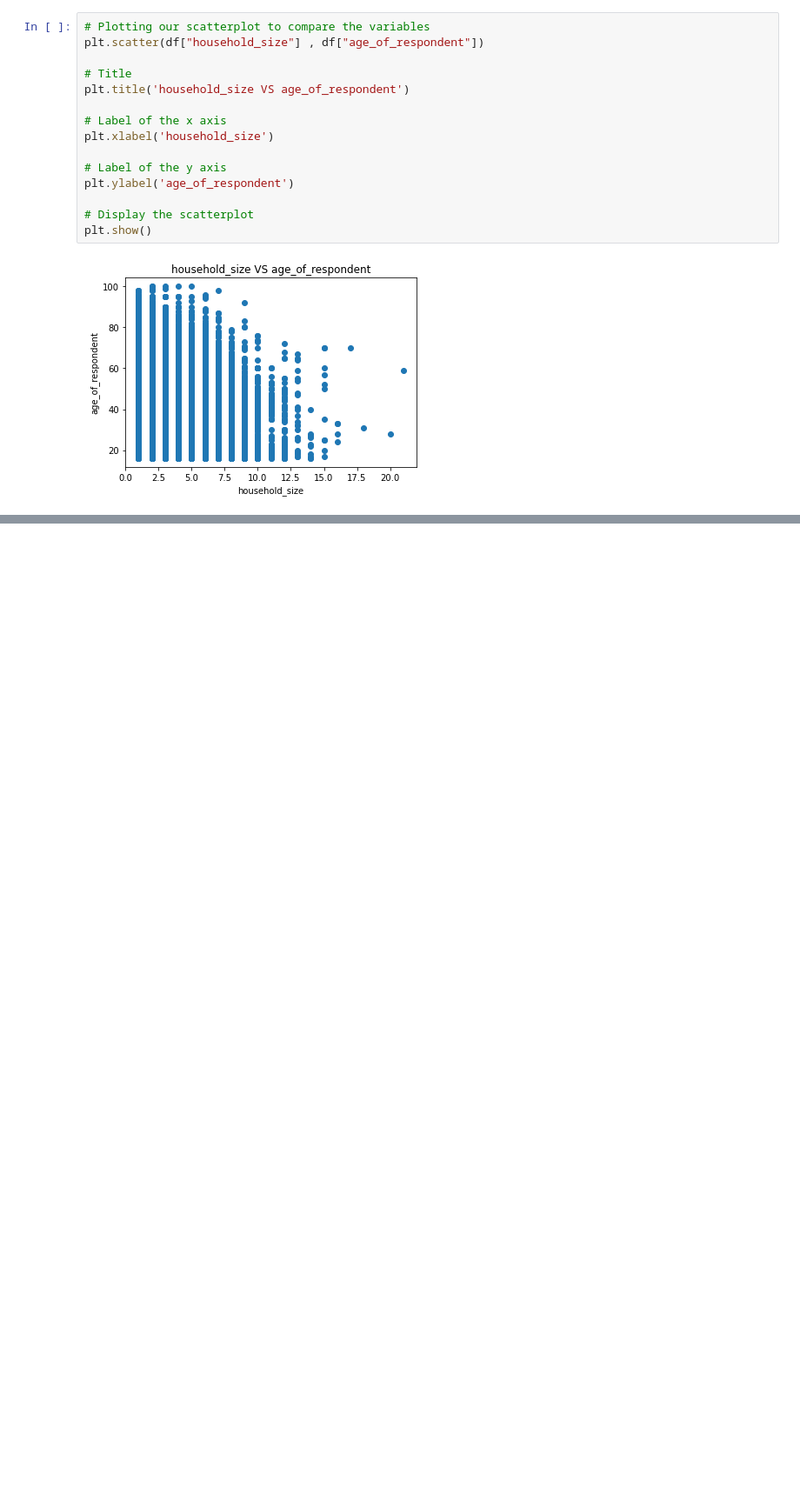
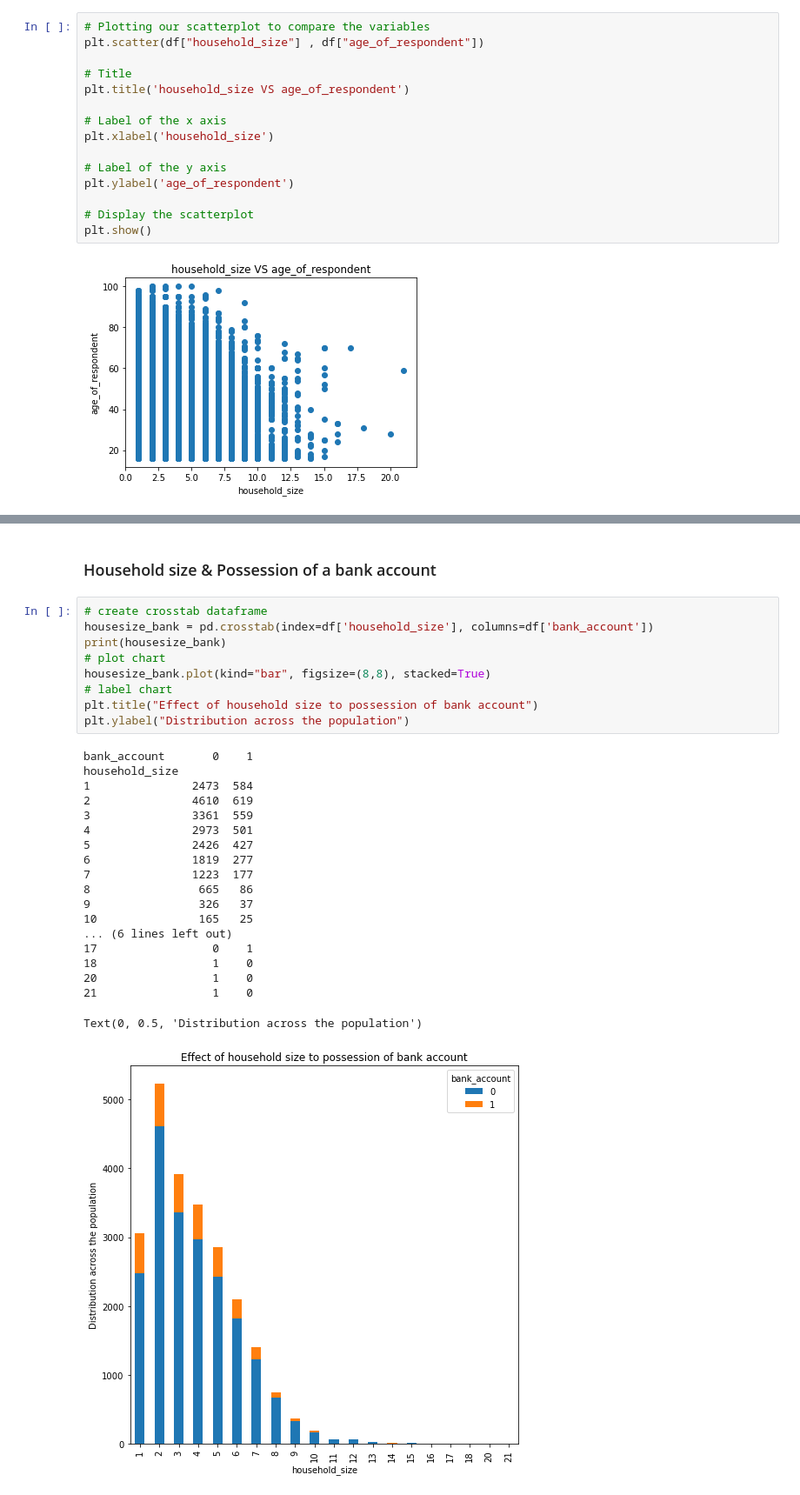
Before and after one commit to Moustapha-Ibrahima-Ba/Predict-Which-Individuals-Are-Most-Likely-To-Have-Or-Use-A-Bank-Account-In-Eastern-Africa, a Jupyter notebook: program.ipynb, the cells around one changed output, grey strips where cells are left out. Shown at 87% size. Drawn from its saved outputs; the diff is of its cells as text; blank space fills up the shorter version.

```diff
--- a/program.ipynb
+++ b/program.ipynb
@@ -439,0 +509,31 @@ plt.show()
+# %% [markdown]
+### Household size & Possession of a bank account
+# %%
+# create crosstab dataframe
+housesize_bank = pd.crosstab(index=df['household_size'], columns=df['bank_account'])
+print(housesize_bank)
+# plot chart
+housesize_bank.plot(kind="bar", figsize=(8,8), stacked=True)
+# label chart
+plt.title("Effect of household size to possession of bank account")
+plt.ylabel("Distribution across the population")
+# %% [output]
+bank_account       0    1
+household_size
+1               2473  584
+2               4610  619
+3               3361  559
+4               2973  501
+5               2426  427
+6               1819  277
+7               1223  177
+8                665   86
+9                326   37
+10               165   25
+... (6 lines left out)
+17                 0    1
+18                 1    0
+20                 1    0
+21                 1    0
+Text(0, 0.5, 'Distribution across the population')
+[figure, added]
```
Also changed, not shown: parts of 10 cells of this notebook.
